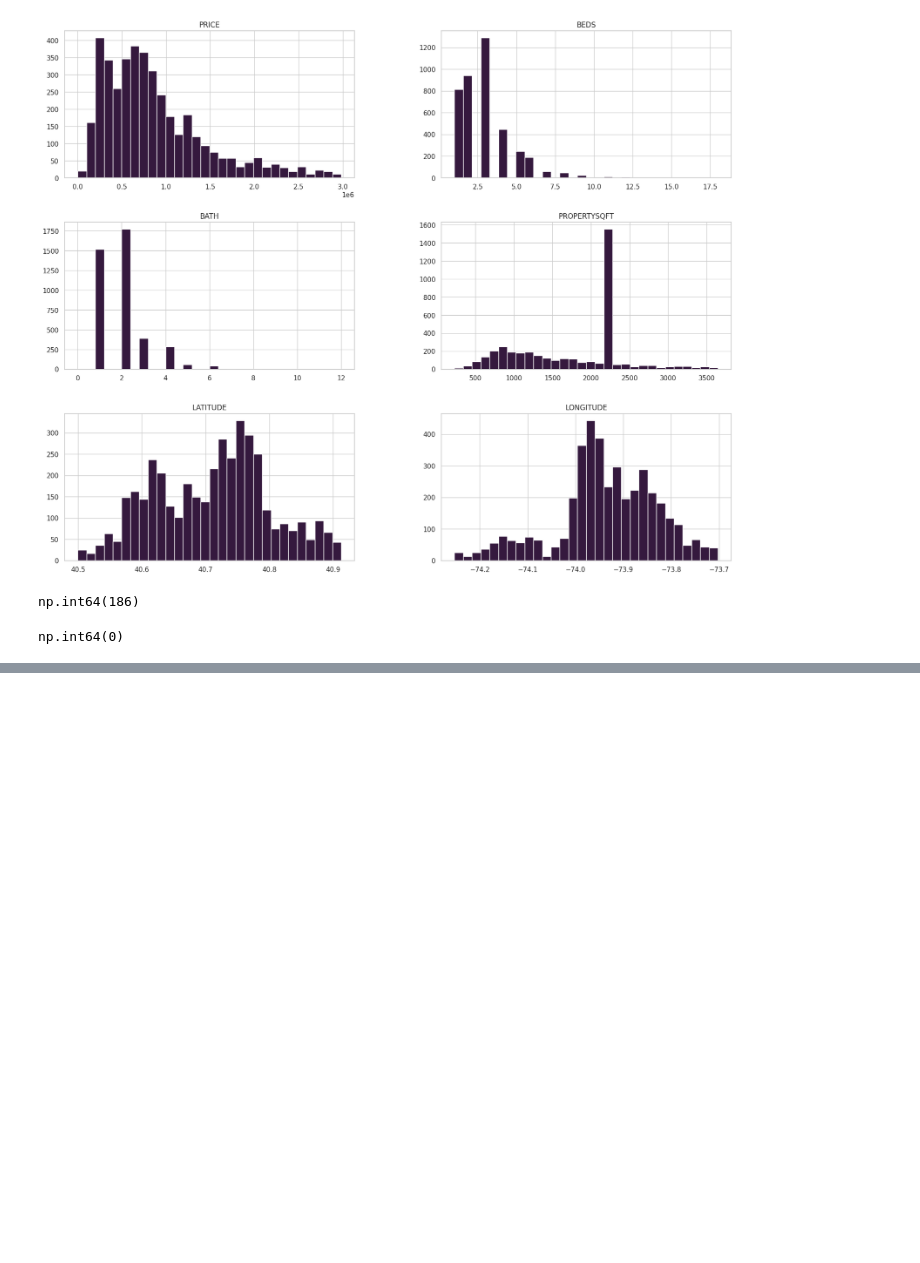
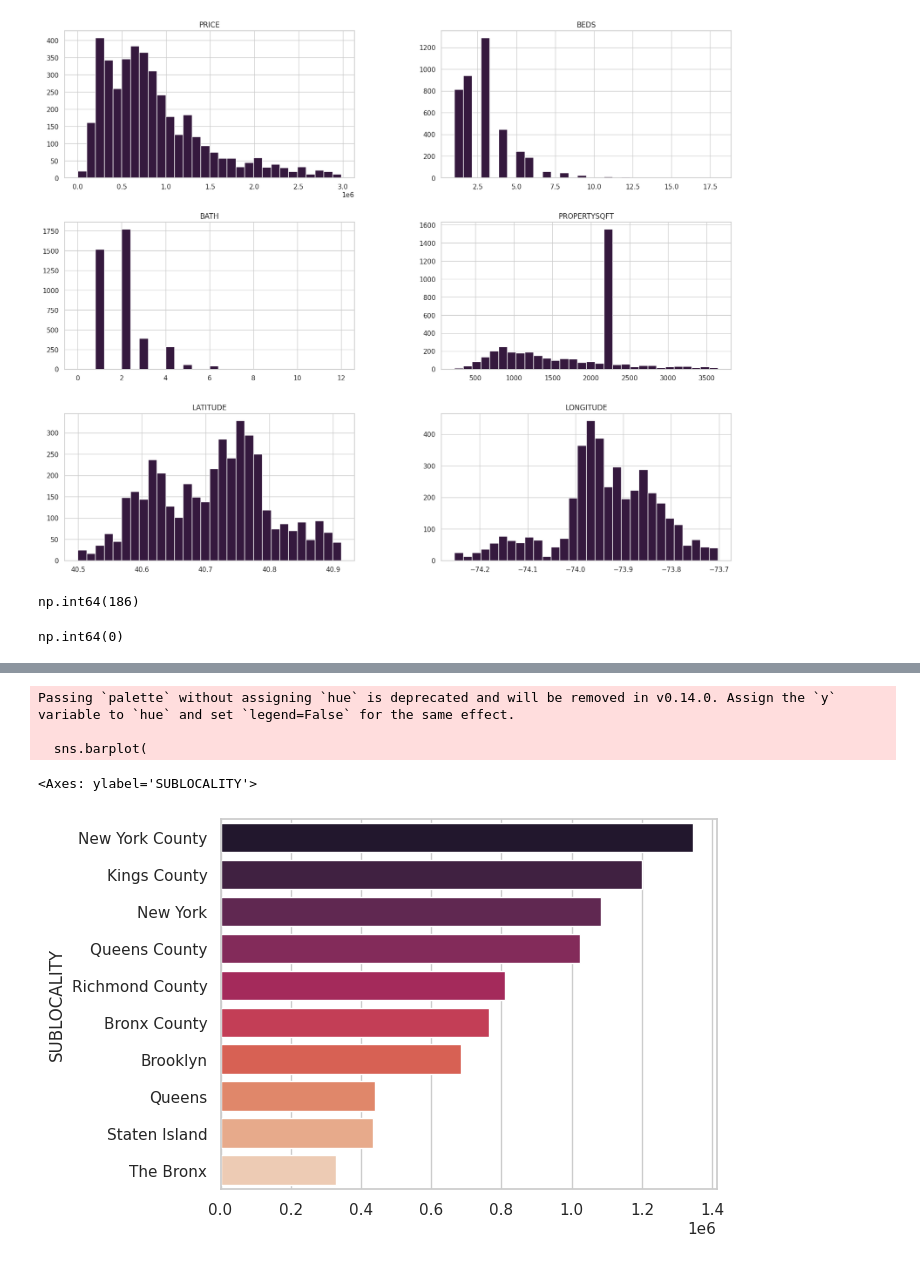
Before and after one commit to DaviSanttos/trabalho-analise-de-dados, a Jupyter notebook: mercadoimoniliario_ny_v1.ipynb, the cells around one changed output, grey strips where cells are left out. Saved outputs shown, nothing was run; the diff lists cells and outputs as text; code cells hidden in the pictures; blank space fills up the shorter version.

```diff
--- a/mercadoimoniliario_ny_v1.ipynb
+++ b/mercadoimoniliario_ny_v1.ipynb
@@ -211,0 +319,18 @@ np.int64(0)
+# %%
+top_sub = df_final['SUBLOCALITY'].value_counts().head(10).index
+df_top = df_final[df_final['SUBLOCALITY'].isin(top_sub)]
+
+preco_por_bairro = df_top.groupby('SUBLOCALITY')['PRICE'].mean().sort_values(ascending=False)
+
+sns.barplot(
+    y=preco_por_bairro.index,
+    x=preco_por_bairro.values,
+    orient='h',
+    palette='rocket'
+)
+# %% [output]
+Passing `palette` without assigning `hue` is deprecated and will be removed in v0.14.0. Assign the `y` variable to `hue` and set `legend=False` for the same effect.
+
+  sns.barplot(
+<Axes: ylabel='SUBLOCALITY'>
+[figure, added]
```
Also changed, not shown: parts of 12 cells of this notebook.
